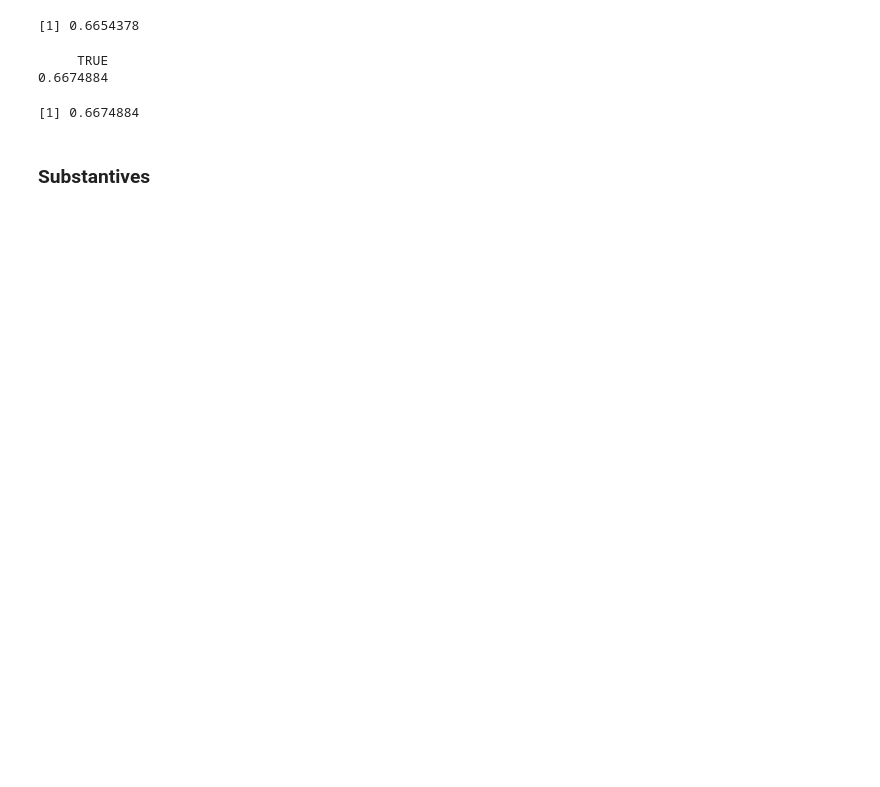
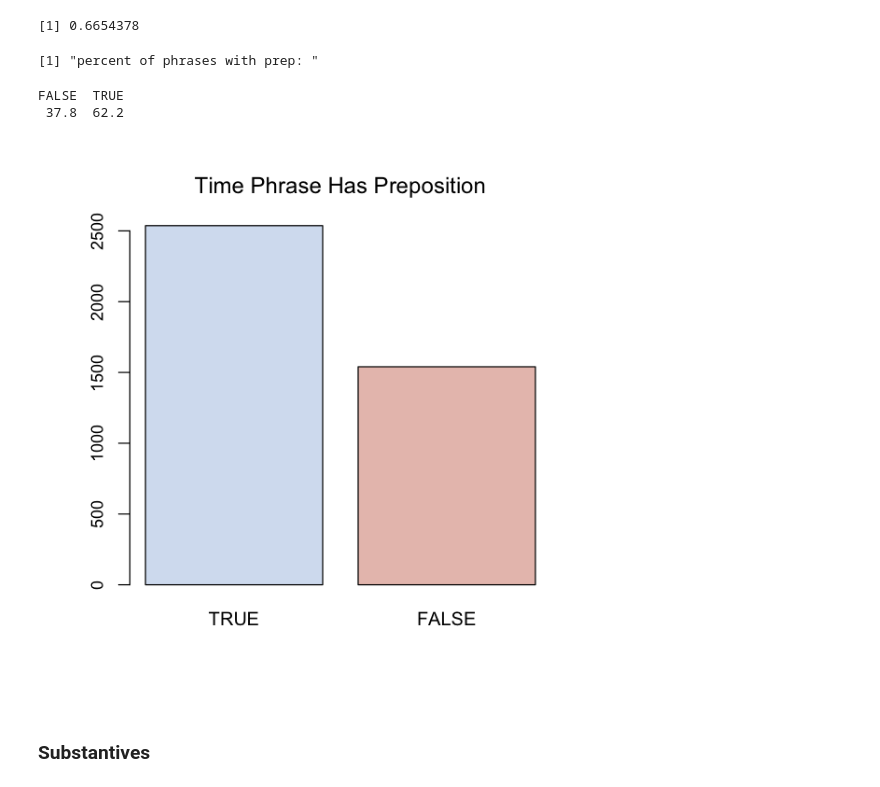
Before and after one commit to codykingham/Verb_in_Biblical_Hebrew, a Jupyter notebook: r_practice/R_processing_time_phrases.ipynb, the cells around one changed output. Cells and saved outputs as stored; diff of their text form; code cells hidden in the pictures; blank space fills up the shorter version.

```diff
--- a/r_practice/R_processing_time_phrases.ipynb
+++ b/r_practice/R_processing_time_phrases.ipynb
@@ -119,18 +97,35 @@ tot.prep <- sum(has.prep, not.prep)
 has.prep/tot.prep
 # %% [output]
 [1] 0.6654378
-# %%
-# how shall I do the same calculation above more R-ish?
-
-table(phrases$num.preps > 0)[2] / sum(table(phrases$num.preps)) # is this best?
-
-mean(phrases$num.preps > 0)
-# %% [output]
-     TRUE
-0.6674884
-[1] 0.6674884
-# %%
-has.prep <- matrix()
+# %%
+# but below is much more programmatic and informative
+
+has.prep <- table(phrases$num.preps > 0)
+perc.prep <- has.prep / sum(has.prep)
+
+perc.prep <- round(perc.prep*100, 1)
+
+print('percent of phrases with prep: ')
+
+perc.prep
+# %% [output]
+[1] "percent of phrases with prep: "
+FALSE  TRUE
+ 37.8  62.2
+# %%
+options(repr.plot.width=5, repr.plot.height=5) # plot dimensions in ipynb
+colors = c('#D5E1F1', '#E8C2BA')
+
+barplot(
+        has.prep[c(2, 1)],
+        main='Time Phrase Has Preposition',
+        ylim = c(0, 2500),
+        col = colors,
+        cex.axis = .9,
+
+     )
+# %% [output]
+[figure, added]
 # %% [markdown]
 ### Substantives
 # %%
```
Also changed, not shown: parts of 37 cells of this notebook, 3 other files.
